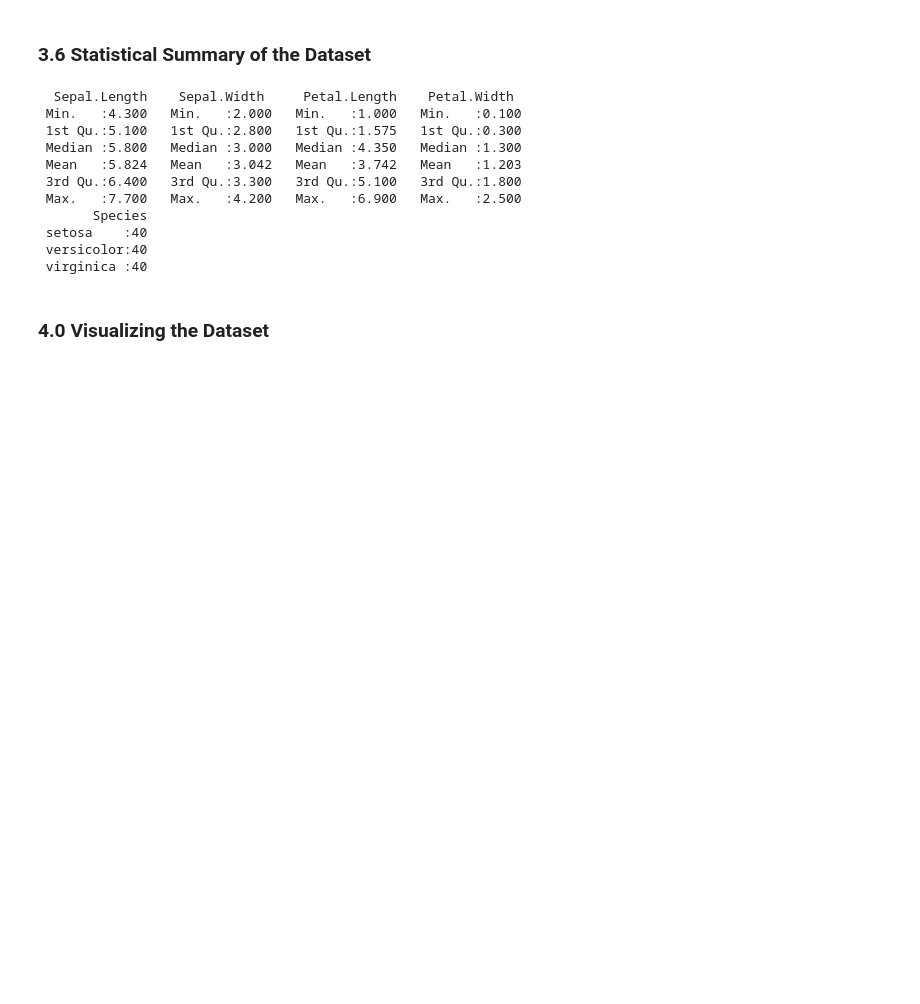
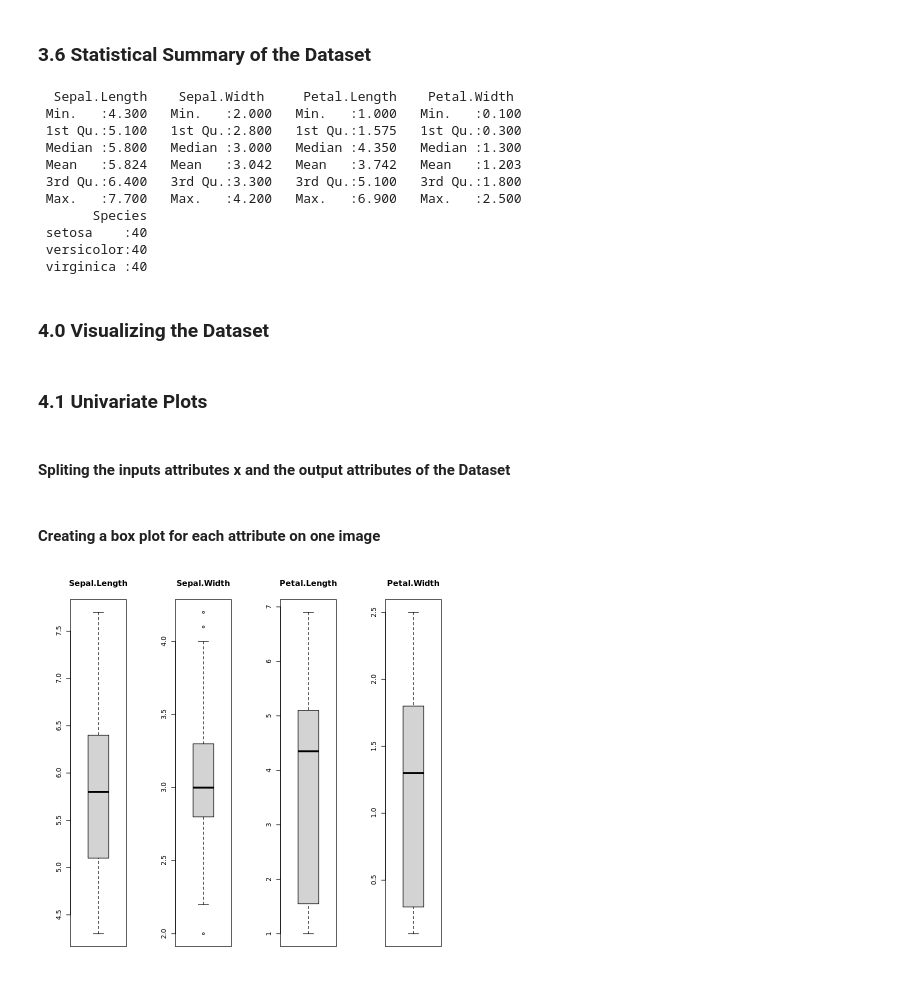
Before and after one commit to MichaelMEM1/Building_a_MLapp_R, a Jupyter notebook: MLappR.ipynb, the cells around one changed output. Cells and saved outputs as stored; diff of their text form; code cells hidden in the pictures; blank space fills up the shorter version.

```diff
--- a/MLappR.ipynb
+++ b/MLappR.ipynb
@@ -123,3 +123,19 @@ summary(dataset)
  virginica :40
 # %% [markdown]
 ### 4.0 Visualizing the Dataset
+# %% [markdown]
+### 4.1 Univariate Plots
+# %% [markdown]
+#### Spliting the inputs attributes x and the output attributes of the Dataset
+# %%
+x <- dataset[,1:4]
+y <- dataset[,5]
+# %% [markdown]
+#### Creating a box plot for each attribute on one image
+# %%
+par(mfrow=c(1,4))
+  for(i in 1:4) {
+  boxplot(x[,i], main=names(iris)[i])
+}
+# %% [output]
+[figure, added]
```
Also changed, not shown: parts of 38 cells of this notebook.
